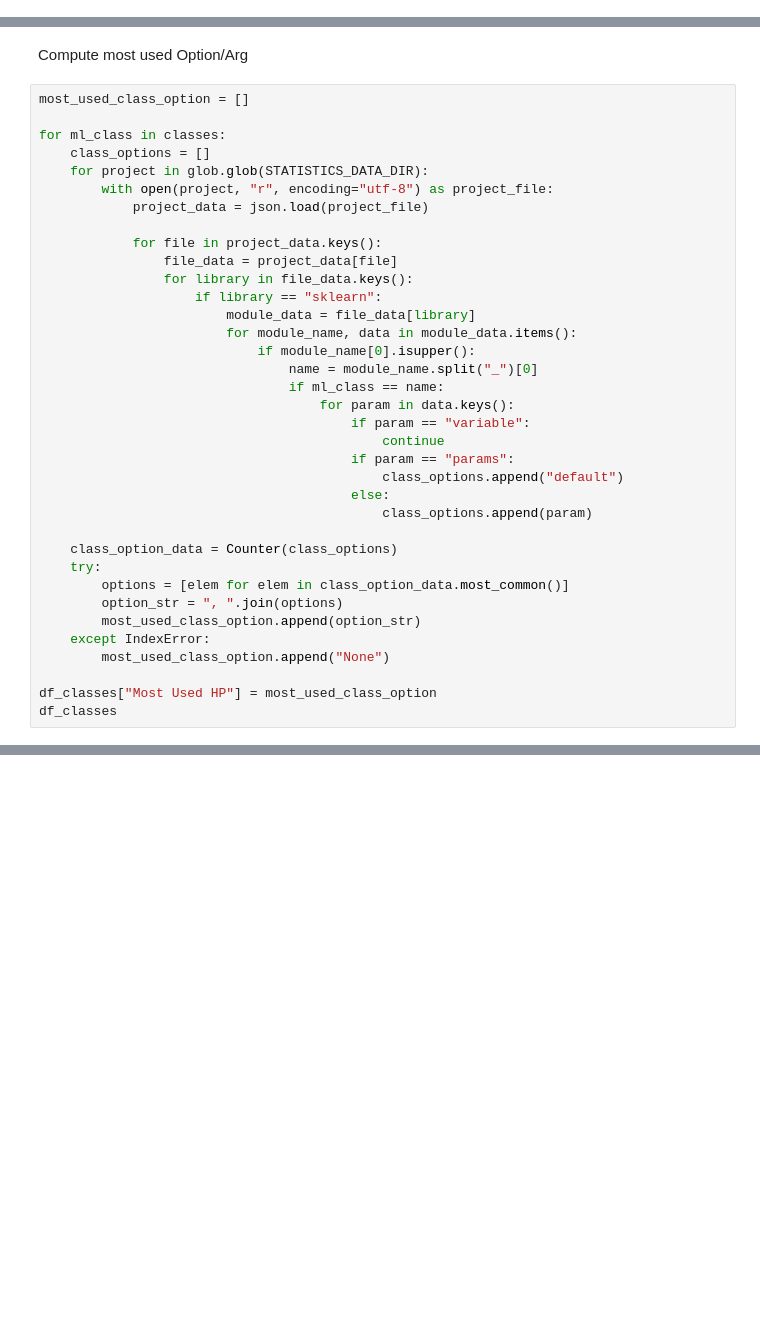
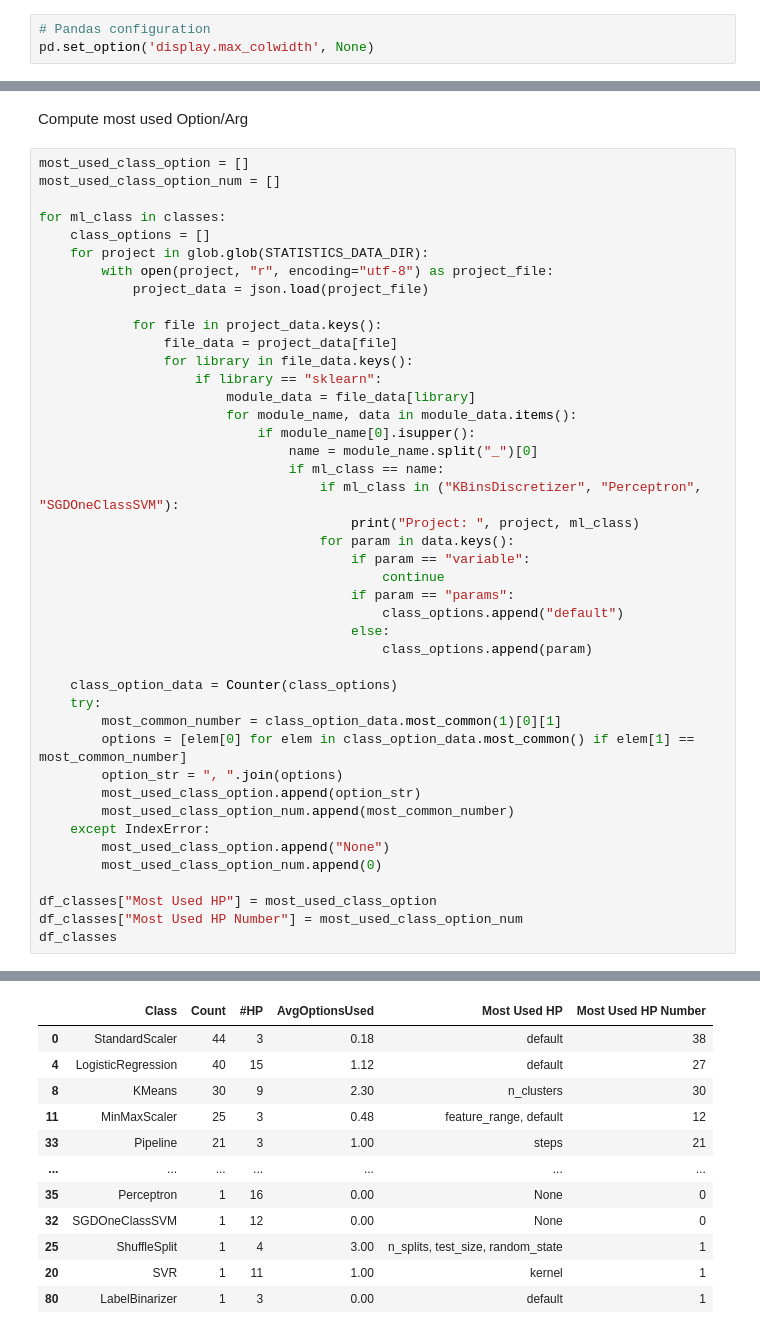
Before and after one commit to AI-4-SE/Exploring-Hyperparameter-Usage-And-Tuning-In-Machine-Learning-Research, a Jupyter notebook: src/sklearn.ipynb, the cells around one changed output, grey strips where cells are left out. Saved outputs shown, nothing was run; the diff lists cells and outputs as text; blank space fills up the shorter version.

Commit message:
Continue sklearn stats and update tensorflow API data

```diff
--- a/src/sklearn.ipynb
+++ b/src/sklearn.ipynb
@@ -6,6 +6,9 @@ import pandas as pd
 
 SKLEARN_DATA = "modules/sklearn_default_values.json"
 STATISTICS_DATA_DIR = "statistics/*"
+# %%
+# Pandas configuration
+pd.set_option('display.max_colwidth', None)
 # %% [markdown]
 Load Scitit Learn API data
 # %%
@@ -205,6 +236,7 @@ df_methods
 Compute most used Option/Arg
 # %%
 most_used_class_option = []
+most_used_class_option_num = []
 
 for ml_class in classes:
     class_options = []
@@ -221,6 +253,8 @@ for ml_class in classes:
                             if module_name[0].isupper():
                                 name = module_name.split("_")[0]
                                 if ml_class == name:
+                                    if ml_class in ("KBinsDiscretizer", "Perceptron", "SGDOneClassSVM"):
+                                        print("Project: ", project, ml_class)
                                     for param in data.keys():
                                         if param == "variable":
                                             continue
@@ -231,11 +265,16 @@ for ml_class in classes:
 
     class_option_data = Counter(class_options)
     try:
-        options = [elem for elem in class_option_data.most_common()]
+        most_common_number = class_option_data.most_common(1)[0][1]
+        options = [elem[0] for elem in class_option_data.most_common() if elem[1] == most_common_number]
         option_str = ", ".join(options)
         most_used_class_option.append(option_str)
+        most_used_class_option_num.append(most_common_number)
     except IndexError:
         most_used_class_option.append("None")
+        most_used_class_option_num.append(0)
 
 df_classes["Most Used HP"] = most_used_class_option
+df_classes["Most Used HP Number"] = most_used_class_option_num
 df_classes
+# %% [output]
@@ -241,0 +284,12 @@ df_classes
+|  | Class | Count | #HP | AvgOptionsUsed | Most Used HP | Most Used HP Number |
+| 0 | StandardScaler | 44 | 3 | 0.18 | default | 38 |
+| 4 | LogisticRegression | 40 | 15 | 1.12 | default | 27 |
+| 8 | KMeans | 30 | 9 | 2.30 | n_clusters | 30 |
+| 11 | MinMaxScaler | 25 | 3 | 0.48 | feature_range, default | 12 |
+| 33 | Pipeline | 21 | 3 | 1.00 | steps | 21 |
+| ... | ... | ... | ... | ... | ... | ... |
+| 35 | Perceptron | 1 | 16 | 0.00 | None | 0 |
+| 32 | SGDOneClassSVM | 1 | 12 | 0.00 | None | 0 |
+| 25 | ShuffleSplit | 1 | 4 | 3.00 | n_splits, test_size, random_state | 1 |
+| 20 | SVR | 1 | 11 | 1.00 | kernel | 1 |
+| 80 | LabelBinarizer | 1 | 3 | 0.00 | default | 1 |
```
Also changed, not shown: parts of 14 cells of this notebook, 1 other file.
